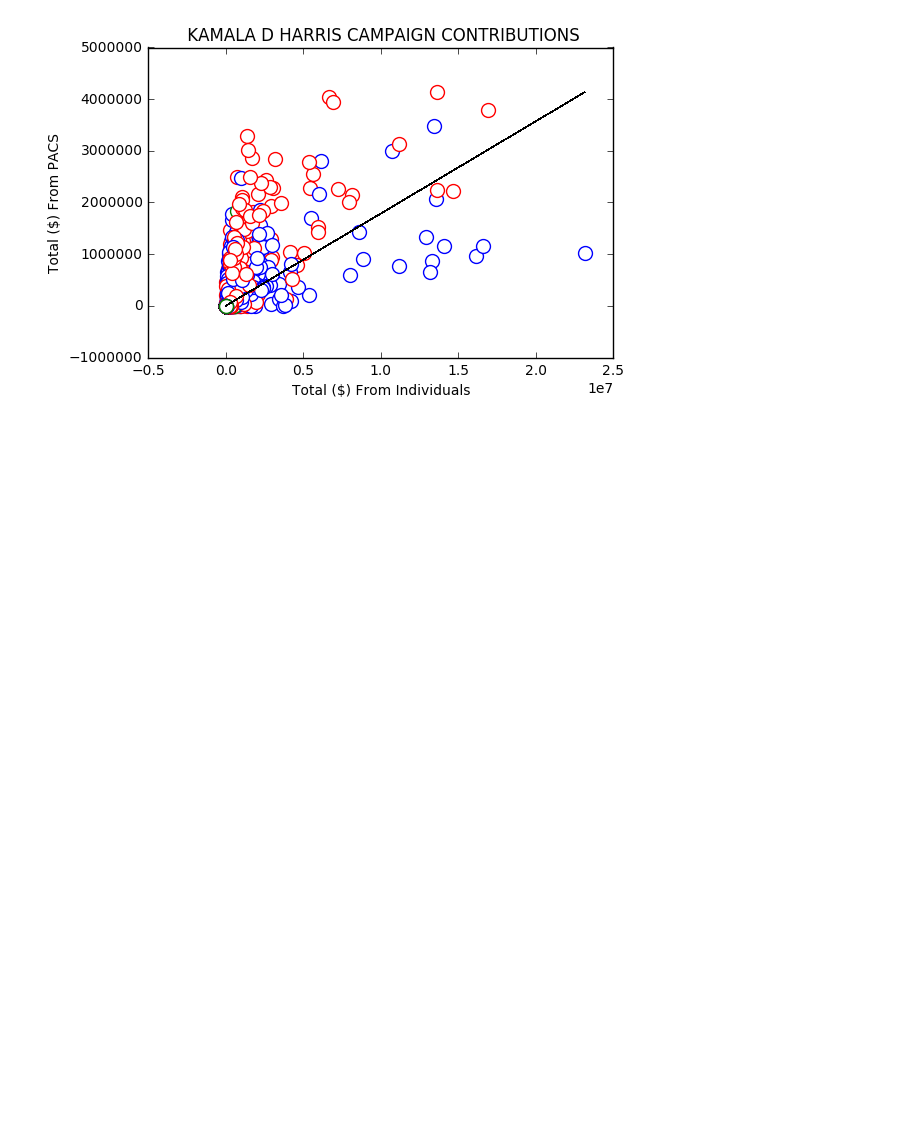
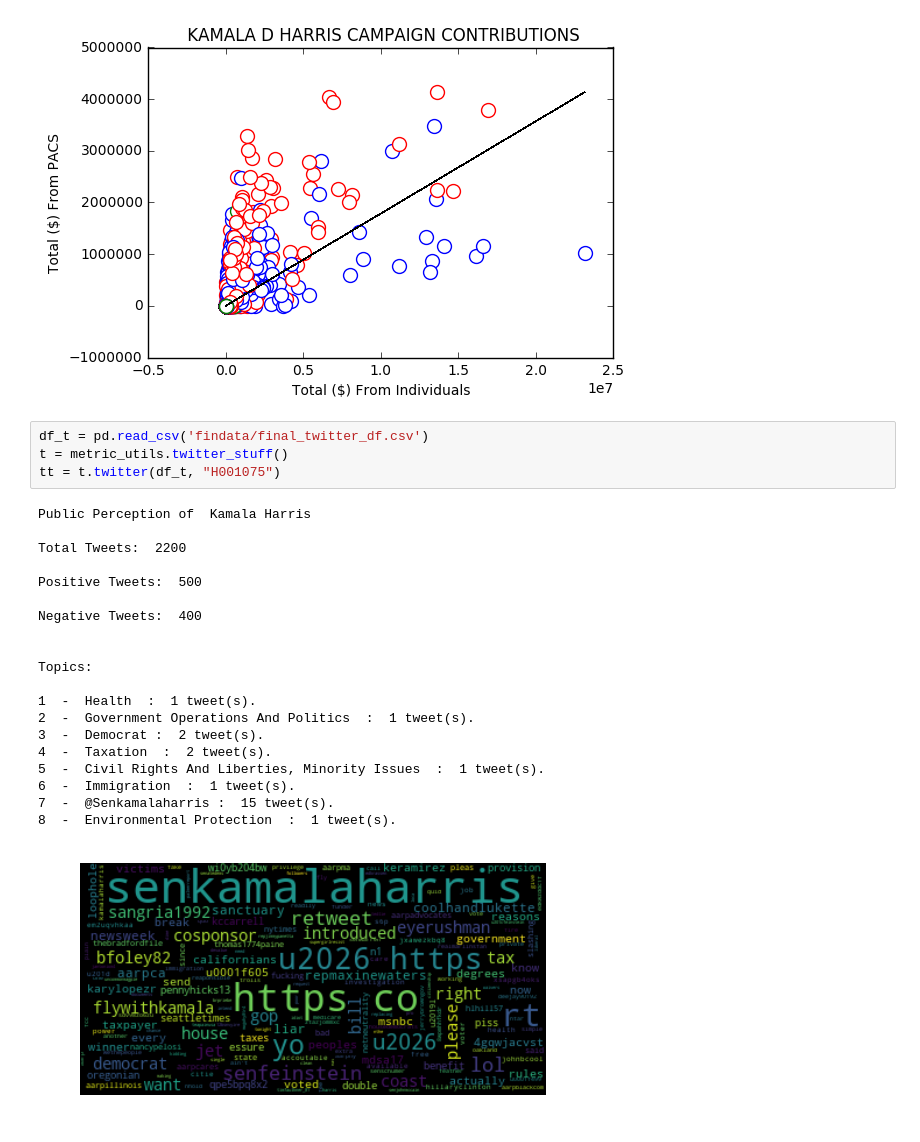
Before and after one commit to mslisa/PoliticalInsights, a Jupyter notebook: Metric_utils_test.ipynb, the cells around one changed output. Drawn from its saved outputs; the diff is of its cells as text; blank space fills up the shorter version.

Commit message:
Updating financial data + twitter data

```diff
--- a/Metric_utils_test.ipynb
+++ b/Metric_utils_test.ipynb
@@ -81,3 +78,28 @@ f = metric_utils.financials()
 ff = f.fin_plot(df1, "S6CA00584")
 # %% [output]
 [figure]
+# %%
+df_t = pd.read_csv('findata/final_twitter_df.csv')
+t = metric_utils.twitter_stuff()
+tt = t.twitter(df_t, "H001075")
+# %% [output]
+Public Perception of  Kamala Harris
+
+Total Tweets:  2200
+
+Positive Tweets:  500
+
+Negative Tweets:  400
+
+
+Topics:
+
+1  -  Health  :  1 tweet(s).
+2  -  Government Operations And Politics  :  1 tweet(s).
+3  -  Democrat :  2 tweet(s).
+4  -  Taxation  :  2 tweet(s).
+5  -  Civil Rights And Liberties, Minority Issues  :  1 tweet(s).
+6  -  Immigration  :  1 tweet(s).
+7  -  @Senkamalaharris :  15 tweet(s).
+8  -  Environmental Protection  :  1 tweet(s).
+[figure, added]
```
Also changed, not shown: parts of 2 cells of this notebook, 1 other file.
